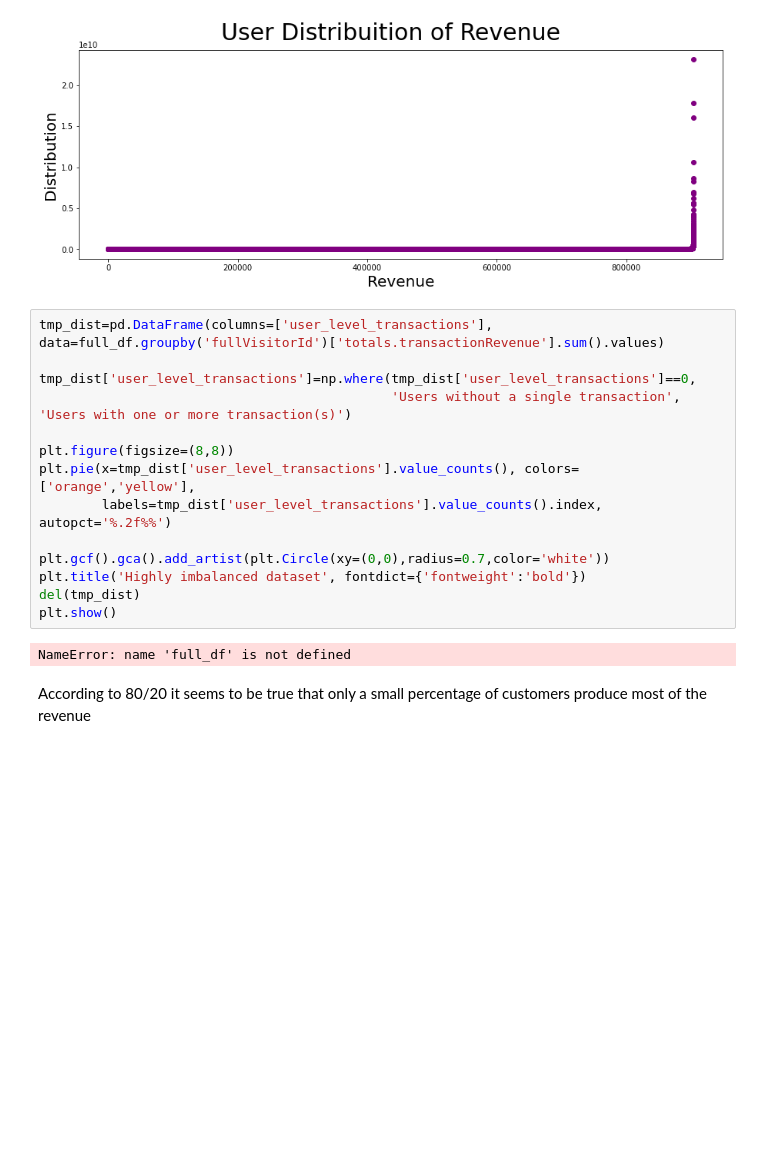
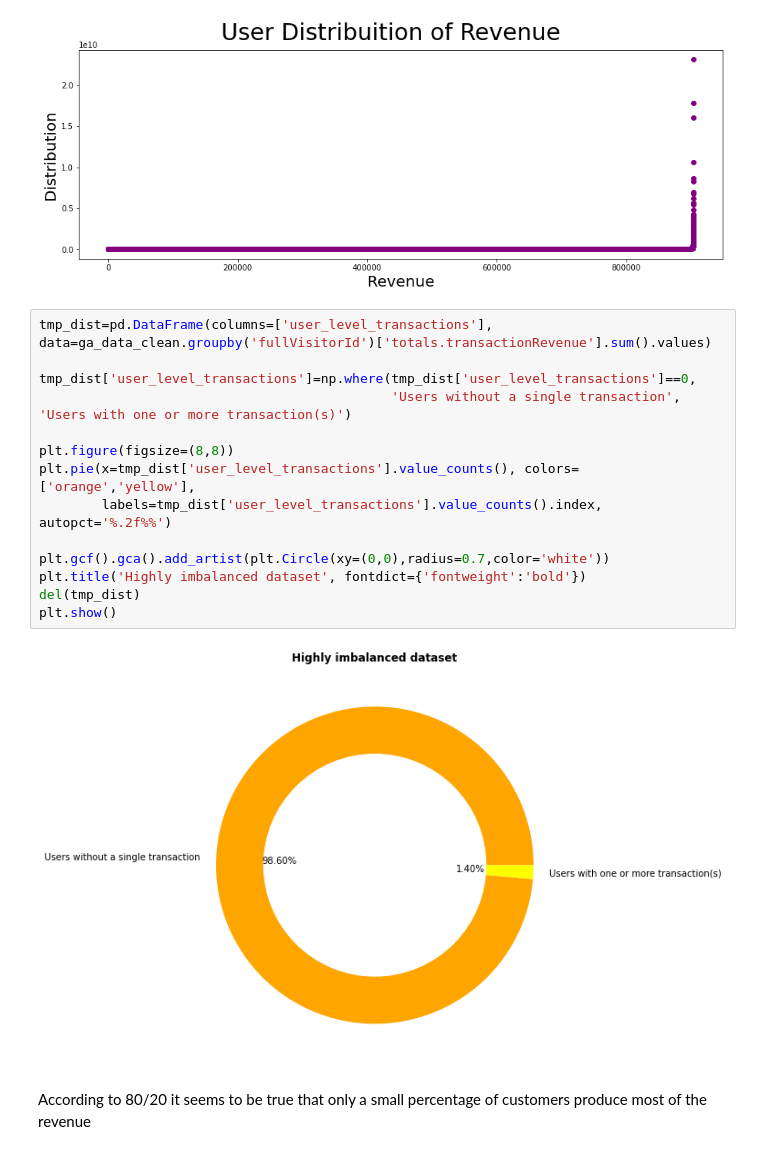
Before and after one commit to sherintm/GA-customer-revenue-analysis, a Jupyter notebook: GACustomerRevenueAnalysis.ipynb, the cells around one changed output. Drawn from its saved outputs; the diff is of its cells as text; blank space fills up the shorter version.

```diff
--- a/GACustomerRevenueAnalysis.ipynb
+++ b/GACustomerRevenueAnalysis.ipynb
@@ -462,21 +500,21 @@ plt.savefig("RevenueDistribution.png")
 # %% [output]
 [figure]
 # %%
-tmp_dist=pd.DataFrame(columns=['user_level_transactions'], data=full_df.groupby('fullVisitorId')['totals.transactionRevenue'].sum().values)
+tmp_dist=pd.DataFrame(columns=['user_level_transactions'], data=ga_data_clean.groupby('fullVisitorId')['totals.transactionRevenue'].sum().values)
 
 tmp_dist['user_level_transactions']=np.where(tmp_dist['user_level_transactions']==0,
                                              'Users without a single transaction', 'Users with one or more transaction(s)')
 
 plt.figure(figsize=(8,8))
 plt.pie(x=tmp_dist['user_level_transactions'].value_counts(), colors=['orange','yellow'],
         labels=tmp_dist['user_level_transactions'].value_counts().index, autopct='%.2f%%')
 
 plt.gcf().gca().add_artist(plt.Circle(xy=(0,0),radius=0.7,color='white'))
 plt.title('Highly imbalanced dataset', fontdict={'fontweight':'bold'})
 del(tmp_dist)
 plt.show()
 # %% [output]
-NameError: name 'full_df' is not defined
+[figure, added]
 # %% [markdown]
 According to 80/20 it seems to be true that only a small percentage of customers produce most of the revenue
 # %%
```
Also changed, not shown: parts of 21 cells of this notebook, 4 other files.
